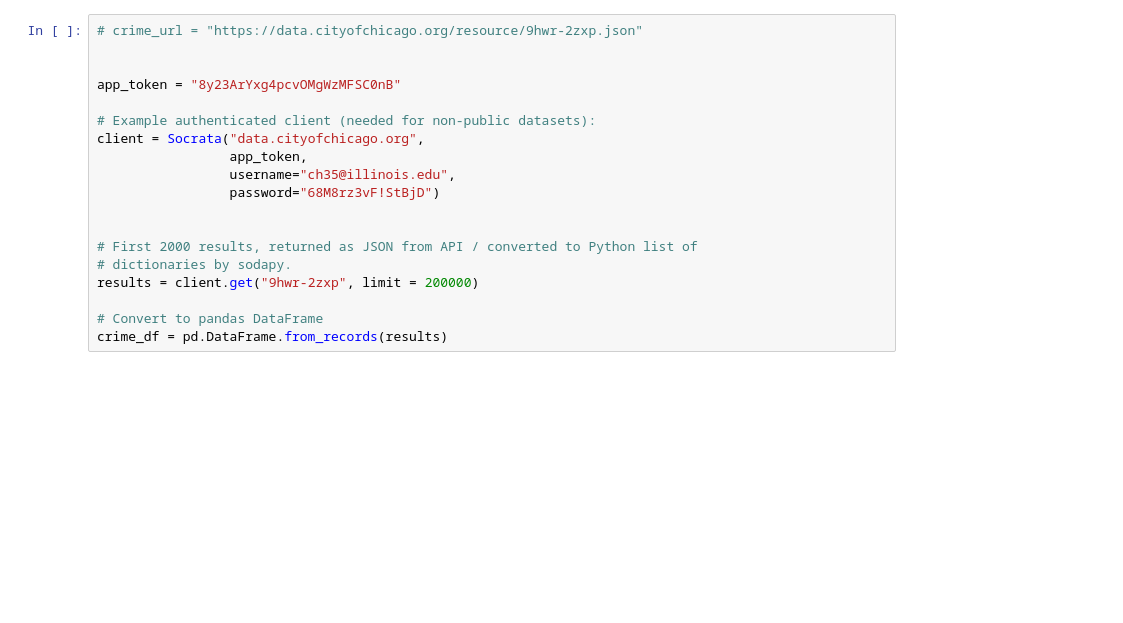
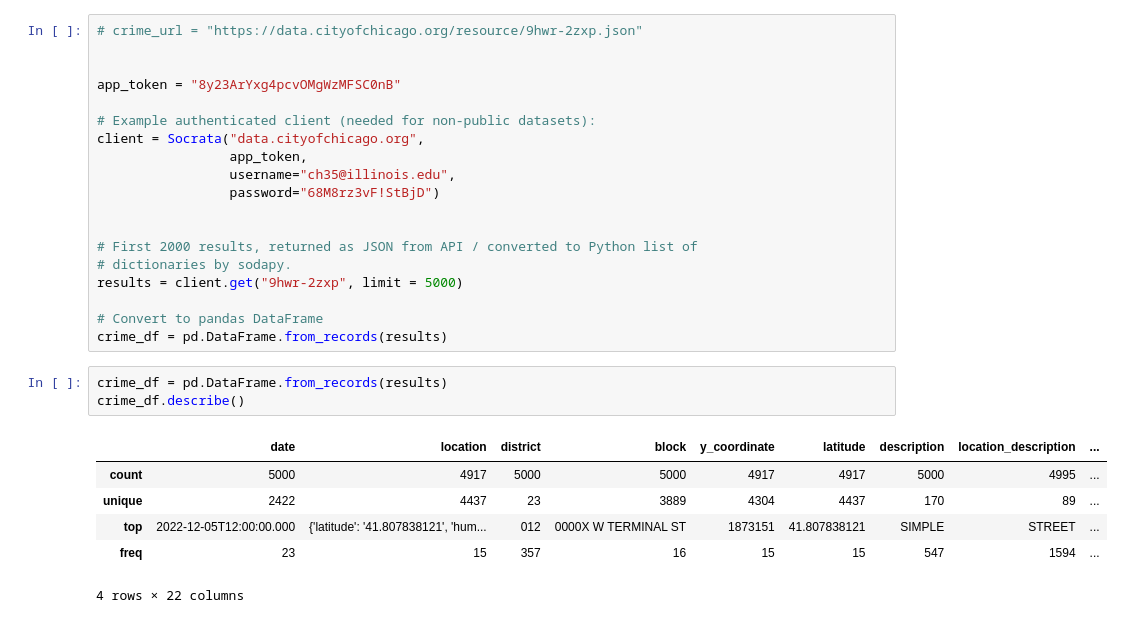
Before and after one commit to chriistinahu/STAT_430_PDS_Project, a Jupyter notebook: crime_data_analysis.ipynb, the cells around one changed output. Saved outputs shown, nothing was run; the diff lists cells and outputs as text; blank space fills up the shorter version.

```diff
--- a/crime_data_analysis.ipynb
+++ b/crime_data_analysis.ipynb
@@ -17,9 +38,19 @@ client = Socrata("data.cityofchicago.org",
 
 # First 2000 results, returned as JSON from API / converted to Python list of
 # dictionaries by sodapy.
-results = client.get("9hwr-2zxp", limit = 200000)
+results = client.get("9hwr-2zxp", limit = 5000)
 
 # Convert to pandas DataFrame
 crime_df = pd.DataFrame.from_records(results)
+# %%
+crime_df = pd.DataFrame.from_records(results)
+crime_df.describe()
+# %% [output]
+|  | date | location | district | block | y_coordinate | latitude | description | location_description | ... |
+| count | 5000 | 4917 | 5000 | 5000 | 4917 | 4917 | 5000 | 4995 | ... |
+| unique | 2422 | 4437 | 23 | 3889 | 4304 | 4437 | 170 | 89 | ... |
+| top | 2022-12-05T12:00:00.000 | {'latitude': '41.807838121', 'hum... | 012 | 0000X W TERMINAL ST | 1873151 | 41.807838121 | SIMPLE | STREET | ... |
+| freq | 23 | 15 | 357 | 16 | 15 | 15 | 547 | 1594 | ... |
+4 rows × 22 columns
 # %%
 crime_df.head()
```
Also changed, not shown: parts of 10 cells of this notebook, 1 other file.
